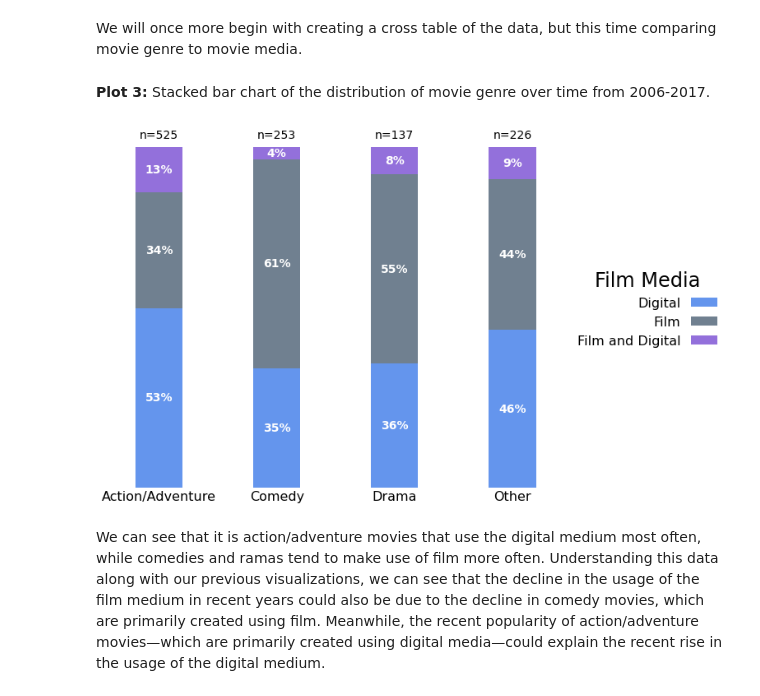
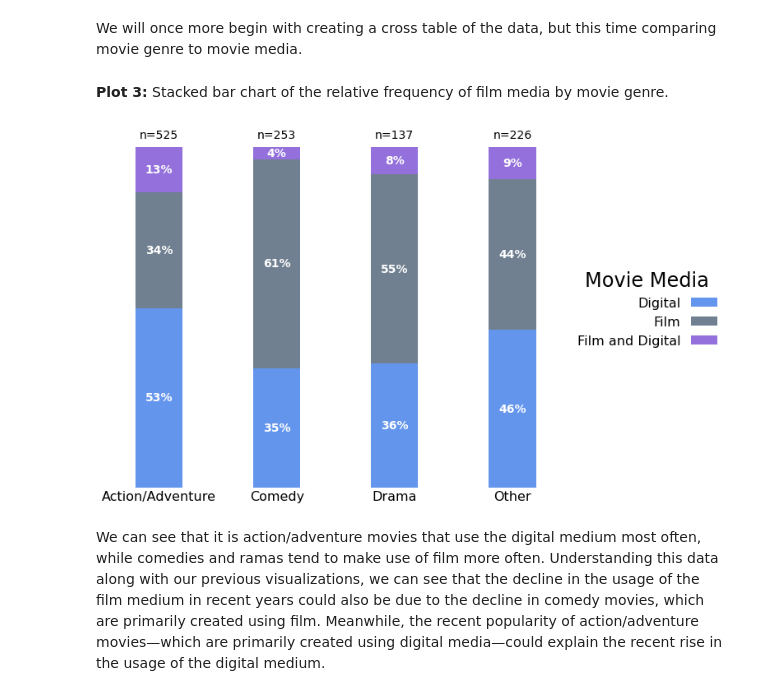
Before and after one commit to fahm1/portfolio, a Jupyter notebook: Movie Analysis/movie_analysis.ipynb, the cells around one changed output. Cells and saved outputs as stored; diff of their text form; code cells hidden in the pictures.

```diff
--- a/Movie Analysis/movie_analysis.ipynb
+++ b/Movie Analysis/movie_analysis.ipynb
@@ -226,13 +226,13 @@ table3_nn = pd.crosstab(df.primary_genre, df.film_type)
 # create counts for each bar
 counts3 = [table3_nn.iloc[n].sum() for n in range(len(table3_nn))]
 # %% [markdown]
-**Plot 3:** Stacked bar chart of the distribution of movie genre over time from 2006-2017.
+**Plot 3:** Stacked bar chart of the relative frequency of film media by movie genre.
 # %%
 # visualize the distribution of movie media by genre using the function
 mult_stacked_bar(table=table3, colors=['cornflowerblue', 'slategrey', 'mediumpurple'],
-                 bar_width = 0.4, counts=counts3, legend_title='Film Media',
+                 bar_width = 0.4, counts=counts3, legend_title='Movie Media',
                  figsize=[10, 8], savefile=False, filename='Film_by_Genre.png')
 plt.show()
 # %% [output]
-[figure, old version]
+[figure, new version]
 # %% [markdown]
```
